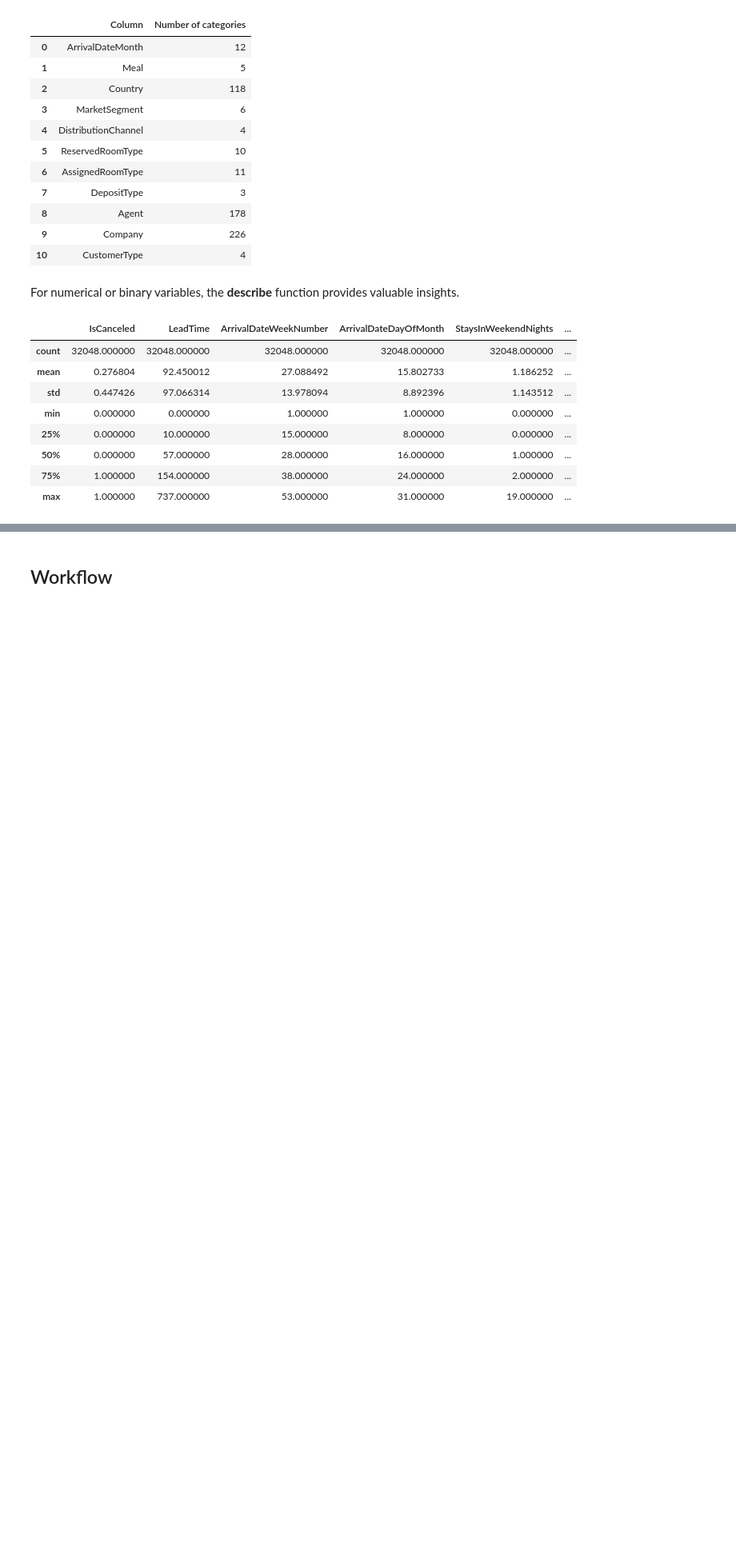
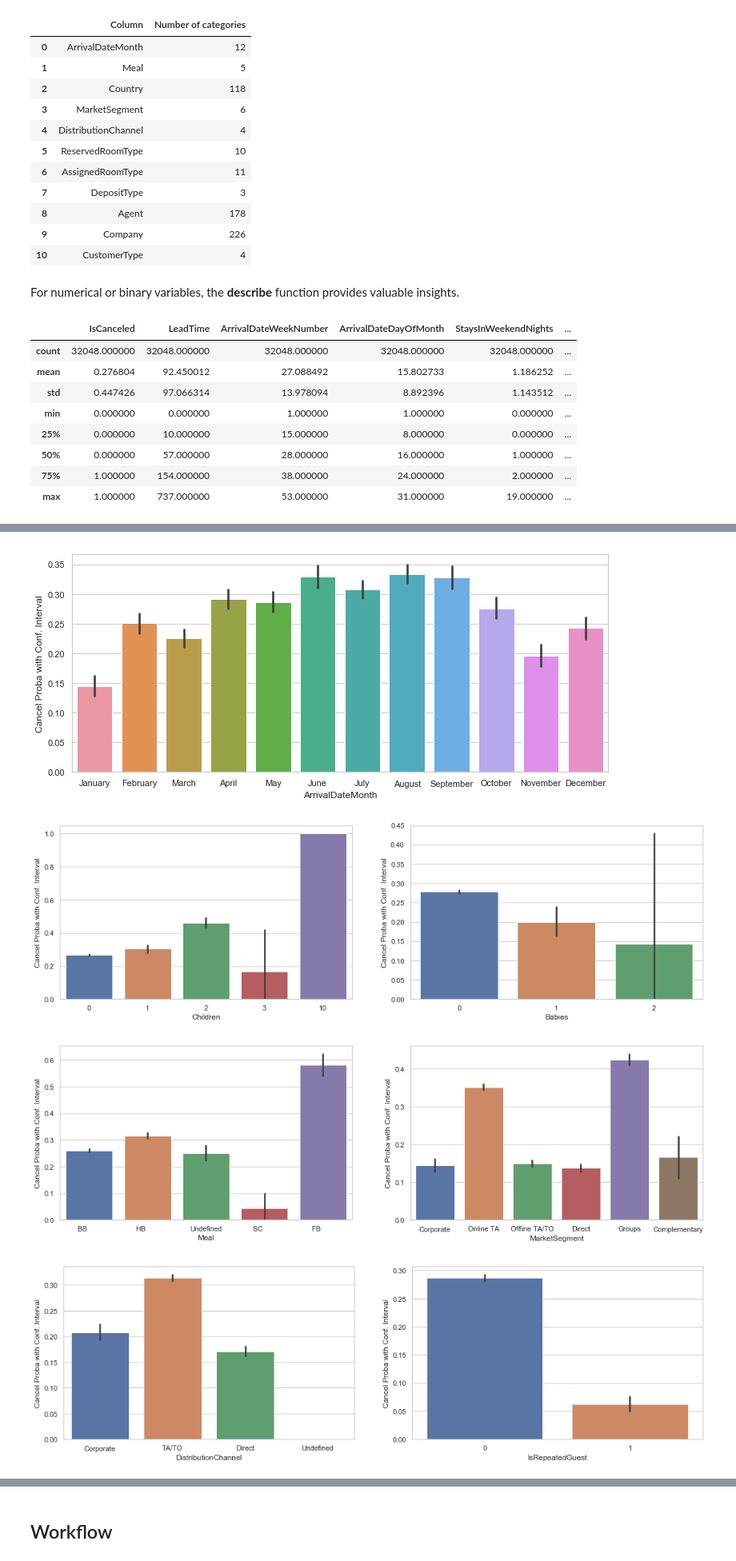
Before and after one commit to hai-dang-dau/hotel_booking, a Jupyter notebook: hotel_booking_starting_kit.ipynb, the cells around one changed output, grey strips where cells are left out. Shown at 80% size. Drawn from its saved outputs; the diff is of its cells as text; code cells hidden in the pictures; blank space fills up the shorter version.

```diff
--- a/hotel_booking_starting_kit.ipynb
+++ b/hotel_booking_starting_kit.ipynb
@@ -124,0 +147,39 @@ sns.countplot(x = 'IsCanceled', data = data)
+# %%
+# Sort data by ArrivalDateMonth to make sure that months are ordered correctly on the x-axis.
+data_sorted = data.copy()
+months = ["January", "February", "March", "April", "May", "June",
+          "July", "August", "September", "October", "November", "December"]
+data_sorted['ArrivalDateMonth'] = pd.Categorical(data_sorted['ArrivalDateMonth'], categories=months, ordered=True)
+data_sorted = data_sorted.sort_values(by = 'ArrivalDateMonth')
+
+# Categorical-like variables with less than 12 categories
+plt_cat_cols = [col for col in data.columns if (len(set(data[col])) <= 12) and (col != "IsCanceled")]
+
+# Plotting probability of cancellation vs categories, with confidence interval.
+# The iterator makes sure that each row contains two figures, without having to treat odd/even cases manually.
+iterator_ax = 0
+for i, col in enumerate(plt_cat_cols):
+    if i ==0:
+        fig, current_ax = plt.subplots(figsize = (12,5))
+    else:
+        try:
+            current_ax = next(iterator_ax)
+        except:
+            plt.show()
+            fig, ax = plt.subplots(1, 2, figsize = (18, 5))
+            iterator_ax = iter(ax)
+            current_ax = next(iterator_ax)
+    sns.barplot(x = col, y = 'IsCanceled', data = data_sorted, ax = current_ax)
+    current_ax.set(ylabel = "Cancel Proba with Conf. Interval")
+try:
+    while True:
+        current_ax = next(iterator_ax)
+        current_ax.set_axis_off()
+except:
+    pass
+plt.show()
+# %% [output]
+[figure, added]
+[figure, added]
+[figure, added]
+[figure, added]
```
Also changed, not shown: parts of 44 cells of this notebook, 6 other files.
